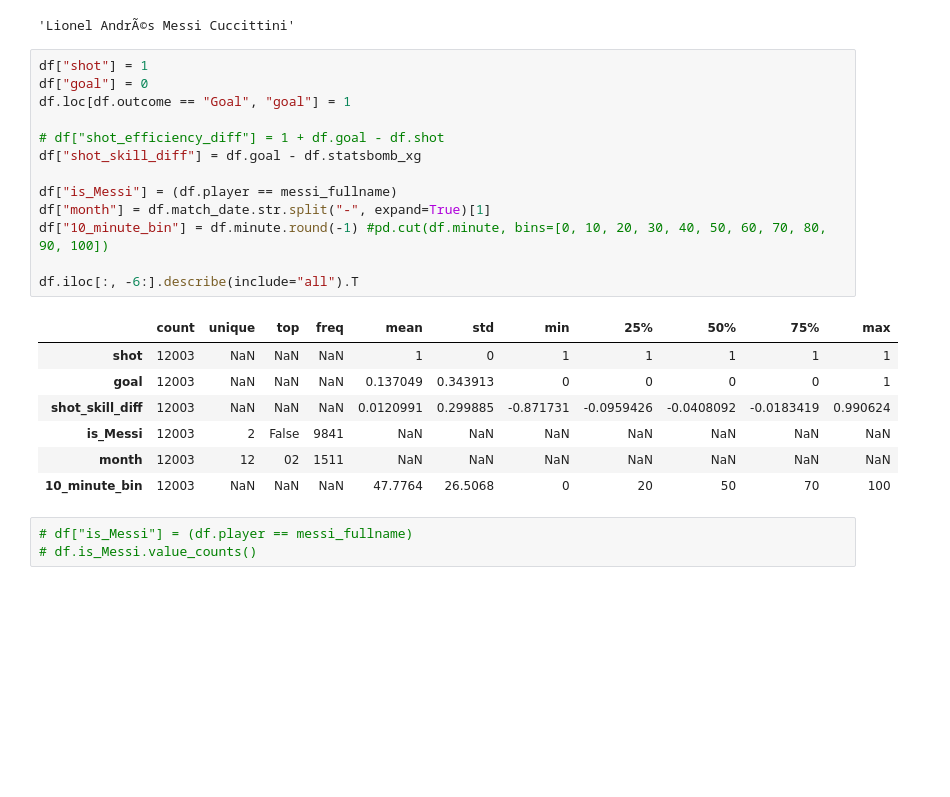
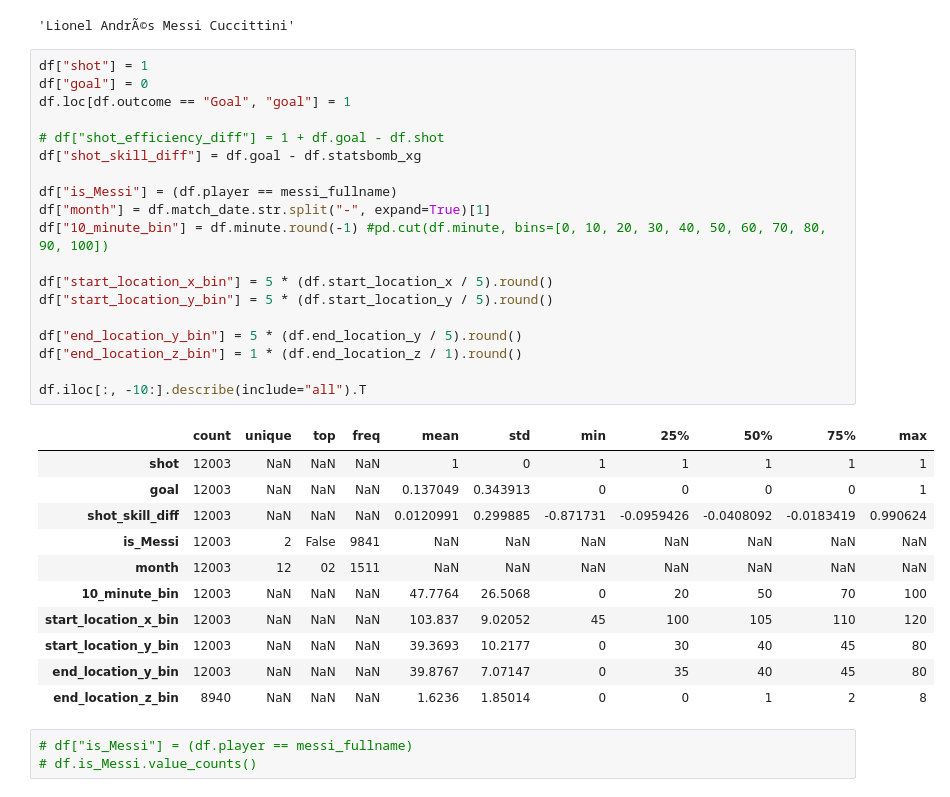
Before and after one commit to deacona/the-ball-is-round, a Jupyter notebook: notebooks/messi_01_finding_leo.ipynb, the cells around one changed output. Saved outputs shown, nothing was run; the diff lists cells and outputs as text; blank space fills up the shorter version.

```diff
--- a/notebooks/messi_01_finding_leo.ipynb
+++ b/notebooks/messi_01_finding_leo.ipynb
@@ -50,24 +50,34 @@ messi_fullname
 # %%
 df["shot"] = 1
 df["goal"] = 0
 df.loc[df.outcome == "Goal", "goal"] = 1
 
 # df["shot_efficiency_diff"] = 1 + df.goal - df.shot
 df["shot_skill_diff"] = df.goal - df.statsbomb_xg
 
 df["is_Messi"] = (df.player == messi_fullname)
 df["month"] = df.match_date.str.split("-", expand=True)[1]
 df["10_minute_bin"] = df.minute.round(-1) #pd.cut(df.minute, bins=[0, 10, 20, 30, 40, 50, 60, 70, 80, 90, 100])
 
-df.iloc[:, -6:].describe(include="all").T
+df["start_location_x_bin"] = 5 * (df.start_location_x / 5).round()
+df["start_location_y_bin"] = 5 * (df.start_location_y / 5).round()
+
+df["end_location_y_bin"] = 5 * (df.end_location_y / 5).round()
+df["end_location_z_bin"] = 1 * (df.end_location_z / 1).round()
+
+df.iloc[:, -10:].describe(include="all").T
 # %% [output]
 |  | count | unique | top | freq | mean | std | min | 25% | 50% | 75% | max |
 | shot | 12003 | NaN | NaN | NaN | 1 | 0 | 1 | 1 | 1 | 1 | 1 |
 | goal | 12003 | NaN | NaN | NaN | 0.137049 | 0.343913 | 0 | 0 | 0 | 0 | 1 |
 | shot_skill_diff | 12003 | NaN | NaN | NaN | 0.0120991 | 0.299885 | -0.871731 | -0.0959426 | -0.0408092 | -0.0183419 | 0.990624 |
 | is_Messi | 12003 | 2 | False | 9841 | NaN | NaN | NaN | NaN | NaN | NaN | NaN |
 | month | 12003 | 12 | 02 | 1511 | NaN | NaN | NaN | NaN | NaN | NaN | NaN |
 | 10_minute_bin | 12003 | NaN | NaN | NaN | 47.7764 | 26.5068 | 0 | 20 | 50 | 70 | 100 |
+| start_location_x_bin | 12003 | NaN | NaN | NaN | 103.837 | 9.02052 | 45 | 100 | 105 | 110 | 120 |
+| start_location_y_bin | 12003 | NaN | NaN | NaN | 39.3693 | 10.2177 | 0 | 30 | 40 | 45 | 80 |
+| end_location_y_bin | 12003 | NaN | NaN | NaN | 39.8767 | 7.07147 | 0 | 35 | 40 | 45 | 80 |
+| end_location_z_bin | 8940 | NaN | NaN | NaN | 1.6236 | 1.85014 | 0 | 0 | 1 | 2 | 8 |
 # %%
 # df["is_Messi"] = (df.player == messi_fullname)
 # df.is_Messi.value_counts()
```
Also changed, not shown: parts of 16 cells of this notebook.
